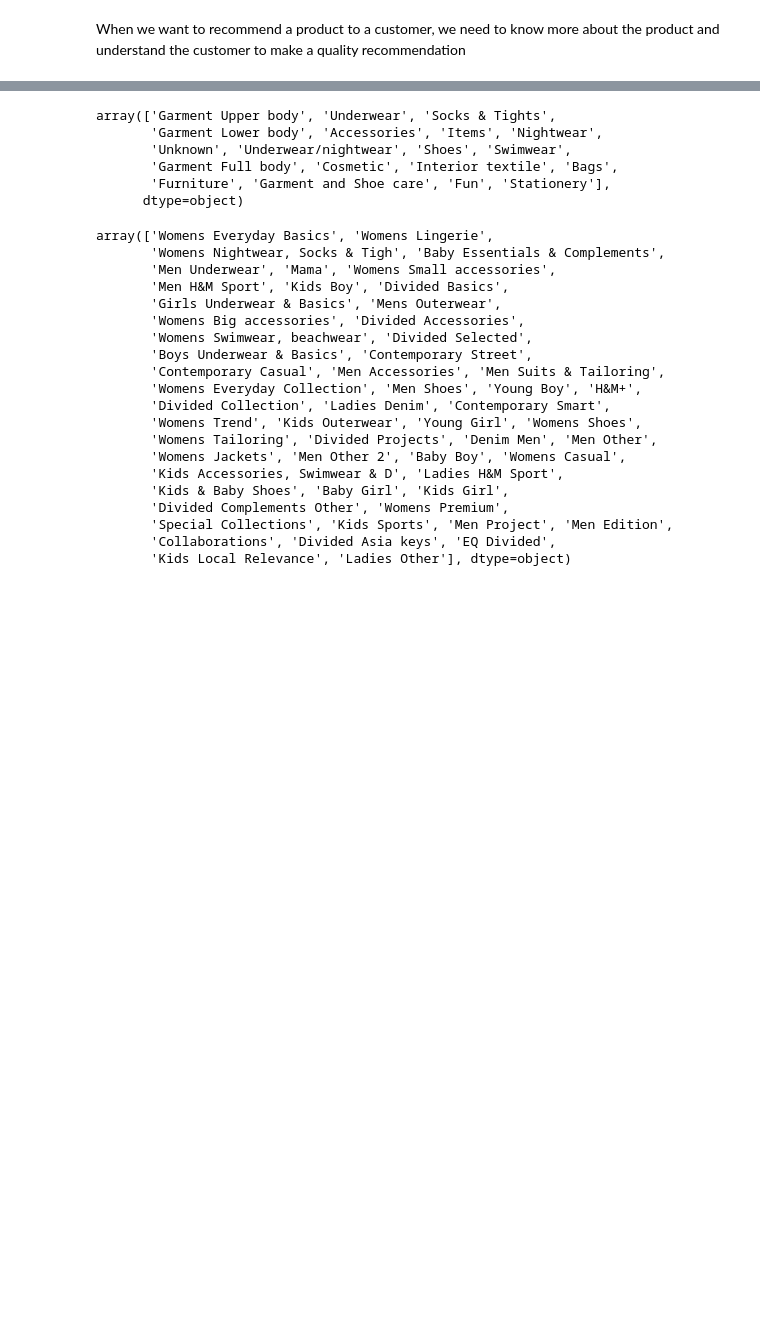
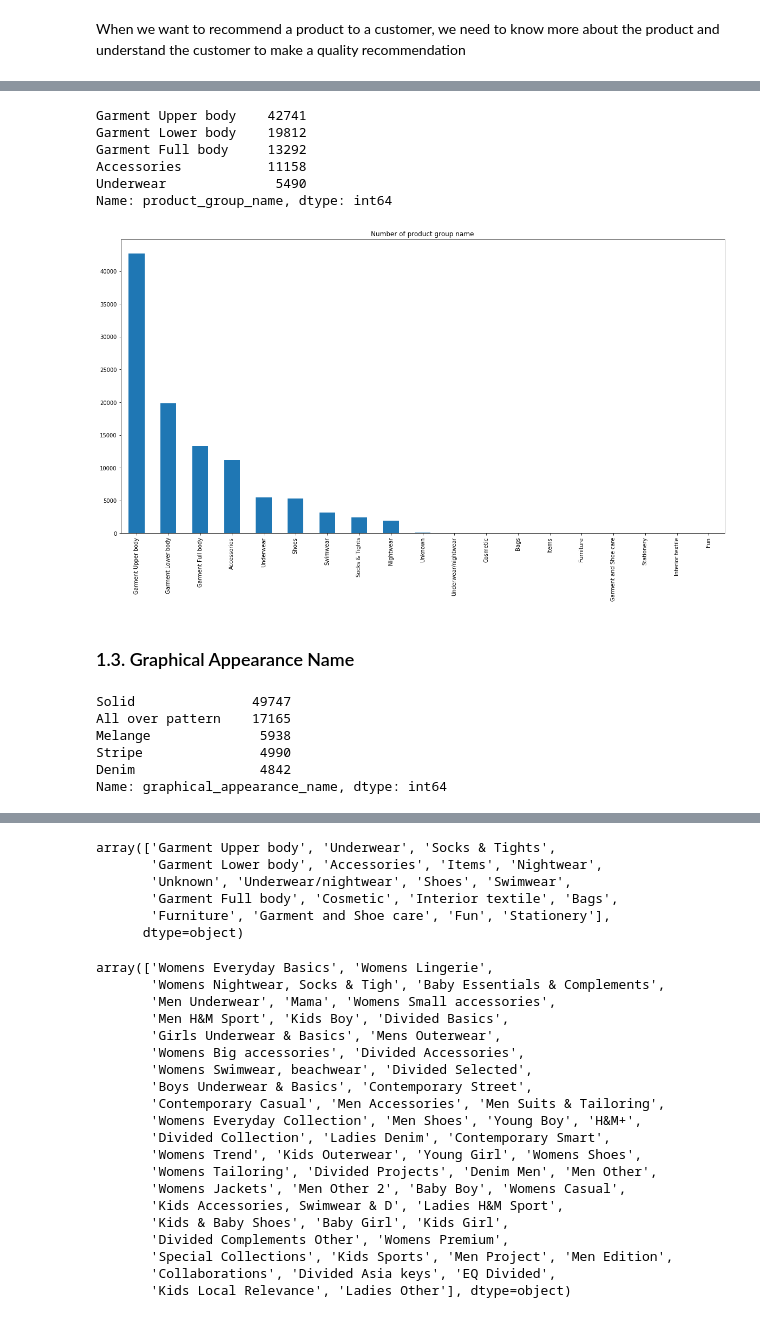
Before and after one commit to thanhyx4/H-M-Personalized-Fashion-Recommendations, a Jupyter notebook: Data_understand_RecSys.ipynb, the cells around one changed output, grey strips where cells are left out. Drawn from its saved outputs; the diff is of its cells as text; code cells hidden in the pictures; blank space fills up the shorter version.

```diff
--- a/Data_understand_RecSys.ipynb
+++ b/Data_understand_RecSys.ipynb
@@ -66,0 +91,24 @@ When we want to recommend a product to a customer, we need to know more about th
+# %%
+print(df_article['product_group_name'].value_counts().head())
+# %% [output]
+Garment Upper body    42741
+Garment Lower body    19812
+Garment Full body     13292
+Accessories           11158
+Underwear              5490
+Name: product_group_name, dtype: int64
+# %%
+df_article['product_group_name'].value_counts().plot( kind='bar', figsize = (20,10), title = 'Number of product group name')
+# %% [output]
+[figure, added]
+# %% [markdown]
+### 1.3. Graphical Appearance Name
+# %%
+print(df_article['graphical_appearance_name'].value_counts().head())
+# %% [output]
+Solid               49747
+All over pattern    17165
+Melange              5938
+Stripe               4990
+Denim                4842
+Name: graphical_appearance_name, dtype: int64
```
Also changed, not shown: parts of 24 cells of this notebook.
